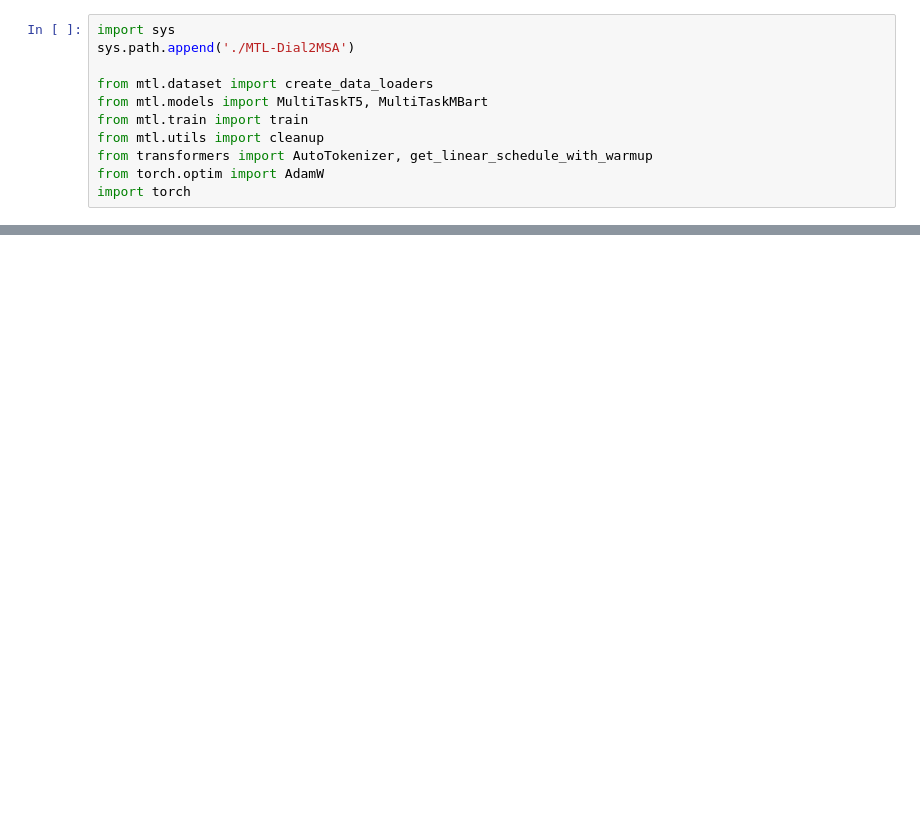
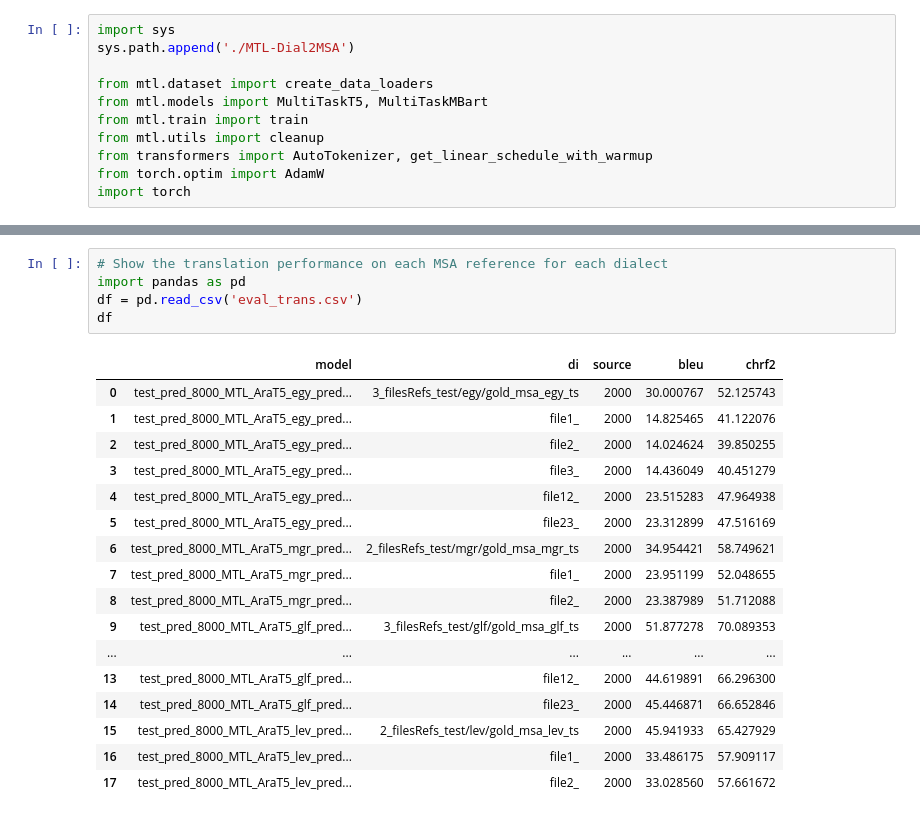
Before and after one commit to khered20/MTL-Dial2MSA, a Jupyter notebook: MTLtrain.ipynb, the cells around one changed output, grey strips where cells are left out. Saved outputs shown, nothing was run; the diff lists cells and outputs as text; blank space fills up the shorter version.

```diff
--- a/MTLtrain.ipynb
+++ b/MTLtrain.ipynb
@@ -236,0 +468,23 @@ Predicted Translation: كيف حالك يا خوي؟
+# %%
+# Show the translation performance on each MSA reference for each dialect
+import pandas as pd
+df = pd.read_csv('eval_trans.csv')
+df
+# %% [output]
+|  | model | di | source | bleu | chrf2 |
+| 0 | test_pred_8000_MTL_AraT5_egy_pred... | 3_filesRefs_test/egy/gold_msa_egy_ts | 2000 | 30.000767 | 52.125743 |
+| 1 | test_pred_8000_MTL_AraT5_egy_pred... | file1_ | 2000 | 14.825465 | 41.122076 |
+| 2 | test_pred_8000_MTL_AraT5_egy_pred... | file2_ | 2000 | 14.024624 | 39.850255 |
+| 3 | test_pred_8000_MTL_AraT5_egy_pred... | file3_ | 2000 | 14.436049 | 40.451279 |
+| 4 | test_pred_8000_MTL_AraT5_egy_pred... | file12_ | 2000 | 23.515283 | 47.964938 |
+| 5 | test_pred_8000_MTL_AraT5_egy_pred... | file23_ | 2000 | 23.312899 | 47.516169 |
+| 6 | test_pred_8000_MTL_AraT5_mgr_pred... | 2_filesRefs_test/mgr/gold_msa_mgr_ts | 2000 | 34.954421 | 58.749621 |
+| 7 | test_pred_8000_MTL_AraT5_mgr_pred... | file1_ | 2000 | 23.951199 | 52.048655 |
+| 8 | test_pred_8000_MTL_AraT5_mgr_pred... | file2_ | 2000 | 23.387989 | 51.712088 |
+| 9 | test_pred_8000_MTL_AraT5_glf_pred... | 3_filesRefs_test/glf/gold_msa_glf_ts | 2000 | 51.877278 | 70.089353 |
+| ... | ... | ... | ... | ... | ... |
+| 13 | test_pred_8000_MTL_AraT5_glf_pred... | file12_ | 2000 | 44.619891 | 66.296300 |
+| 14 | test_pred_8000_MTL_AraT5_glf_pred... | file23_ | 2000 | 45.446871 | 66.652846 |
+| 15 | test_pred_8000_MTL_AraT5_lev_pred... | 2_filesRefs_test/lev/gold_msa_lev_ts | 2000 | 45.941933 | 65.427929 |
+| 16 | test_pred_8000_MTL_AraT5_lev_pred... | file1_ | 2000 | 33.486175 | 57.909117 |
+| 17 | test_pred_8000_MTL_AraT5_lev_pred... | file2_ | 2000 | 33.028560 | 57.661672 |
```
Also changed, not shown: parts of 25 cells of this notebook.
